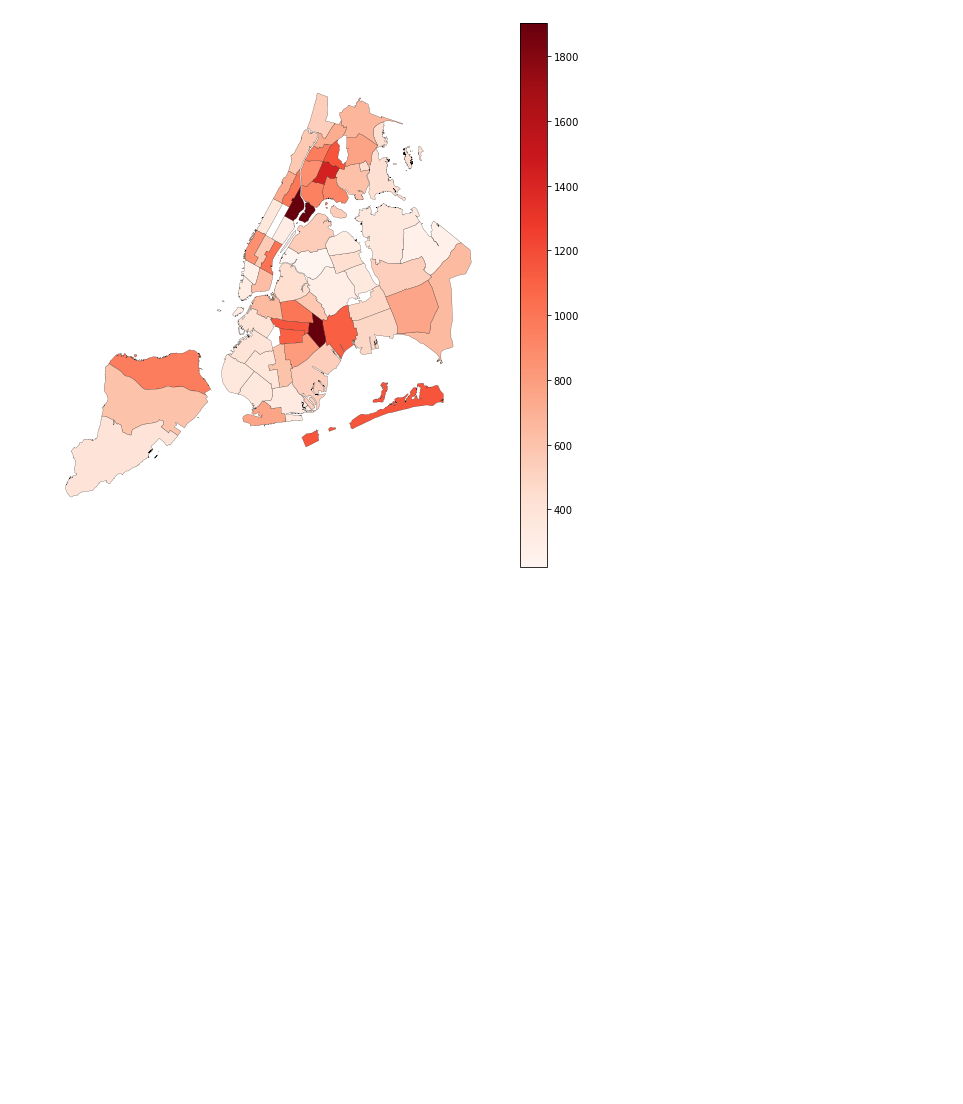
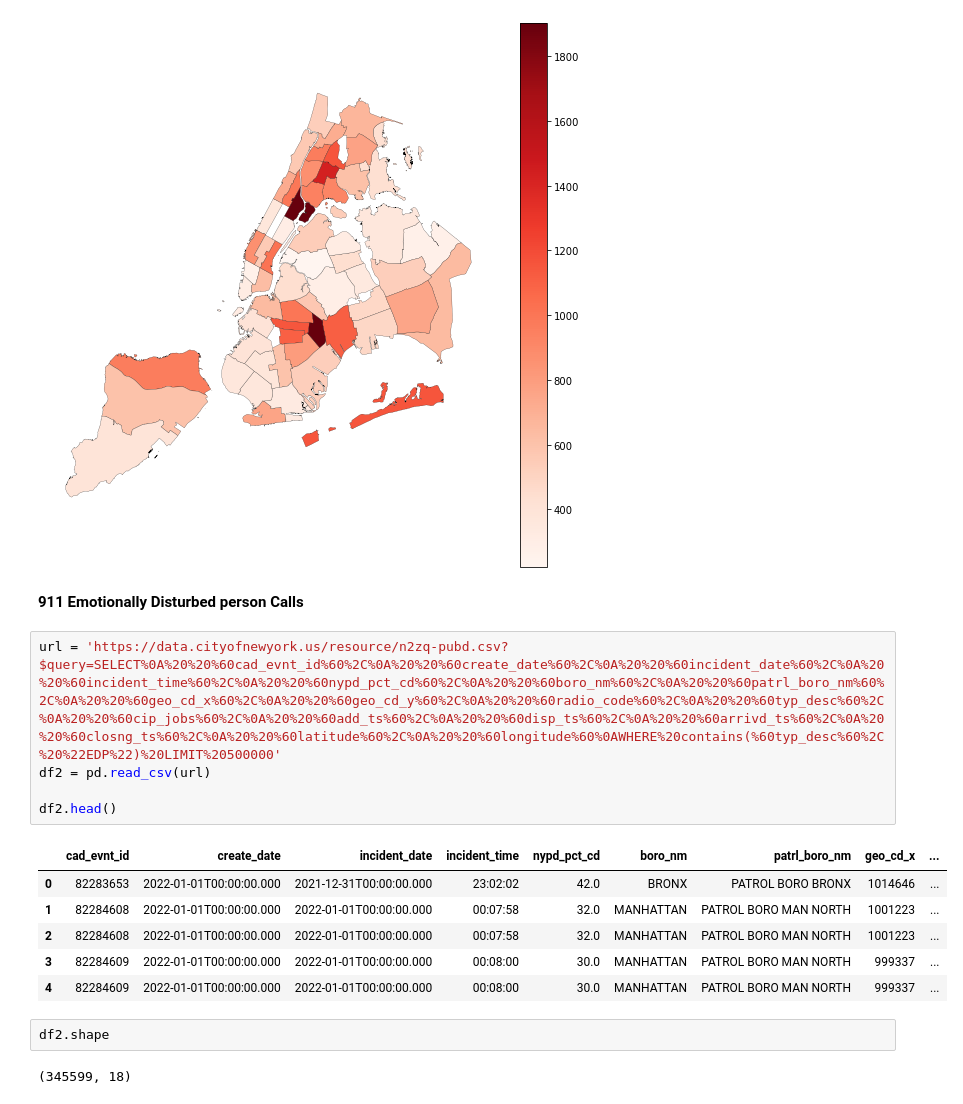
Before and after one commit to ajay1808/CUSP-London-Data-Dive, a Jupyter notebook: Psychiatric Hospitalizations- NYC.ipynb, the cells around one changed output. Saved outputs shown, nothing was run; the diff lists cells and outputs as text; blank space fills up the shorter version.

```diff
--- a/Psychiatric Hospitalizations- NYC.ipynb
+++ b/Psychiatric Hospitalizations- NYC.ipynb
@@ -72,3 +72,21 @@ ax.axis('off')
 plt.show()
 # %% [output]
 [figure]
+# %% [markdown]
+<b> 911 Emotionally Disturbed person Calls
+# %%
+url = 'https://data.cityofnewyork.us/resource/n2zq-pubd.csv?$query=SELECT%0A%20%20%60cad_evnt_id%60%2C%0A%20%20%60create_date%60%2C%0A%20%20%60incident_date%60%2C%0A%20%20%60incident_time%60%2C%0A%20%20%60nypd_pct_cd%60%2C%0A%20%20%60boro_nm%60%2C%0A%20%20%60patrl_boro_nm%60%2C%0A%20%20%60geo_cd_x%60%2C%0A%20%20%60geo_cd_y%60%2C%0A%20%20%60radio_code%60%2C%0A%20%20%60typ_desc%60%2C%0A%20%20%60cip_jobs%60%2C%0A%20%20%60add_ts%60%2C%0A%20%20%60disp_ts%60%2C%0A%20%20%60arrivd_ts%60%2C%0A%20%20%60closng_ts%60%2C%0A%20%20%60latitude%60%2C%0A%20%20%60longitude%60%0AWHERE%20contains(%60typ_desc%60%2C%20%22EDP%22)%20LIMIT%20500000'
+df2 = pd.read_csv(url)
+
+df2.head()
+# %% [output]
+|  | cad_evnt_id | create_date | incident_date | incident_time | nypd_pct_cd | boro_nm | patrl_boro_nm | geo_cd_x | ... |
+| 0 | 82283653 | 2022-01-01T00:00:00.000 | 2021-12-31T00:00:00.000 | 23:02:02 | 42.0 | BRONX | PATROL BORO BRONX | 1014646 | ... |
+| 1 | 82284608 | 2022-01-01T00:00:00.000 | 2022-01-01T00:00:00.000 | 00:07:58 | 32.0 | MANHATTAN | PATROL BORO MAN NORTH | 1001223 | ... |
+| 2 | 82284608 | 2022-01-01T00:00:00.000 | 2022-01-01T00:00:00.000 | 00:07:58 | 32.0 | MANHATTAN | PATROL BORO MAN NORTH | 1001223 | ... |
+| 3 | 82284609 | 2022-01-01T00:00:00.000 | 2022-01-01T00:00:00.000 | 00:08:00 | 30.0 | MANHATTAN | PATROL BORO MAN NORTH | 999337 | ... |
+| 4 | 82284609 | 2022-01-01T00:00:00.000 | 2022-01-01T00:00:00.000 | 00:08:00 | 30.0 | MANHATTAN | PATROL BORO MAN NORTH | 999337 | ... |
+# %%
+df2.shape
+# %% [output]
+(345599, 18)
```
Also changed, not shown: parts of 13 cells of this notebook.
